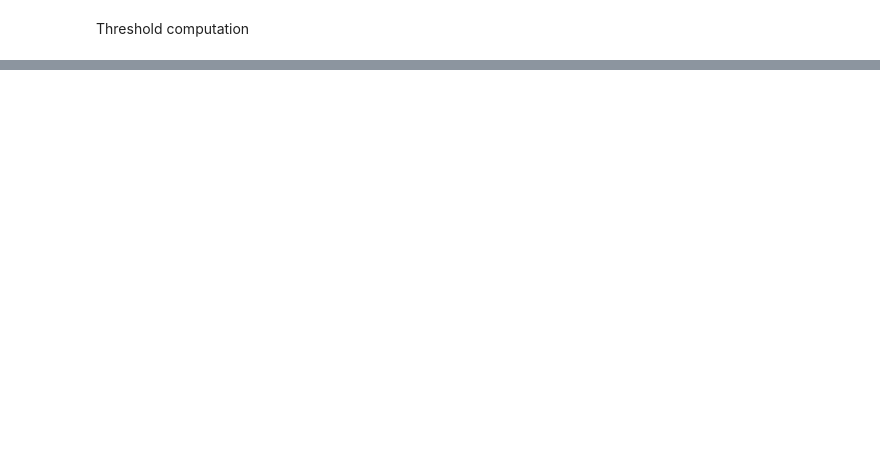
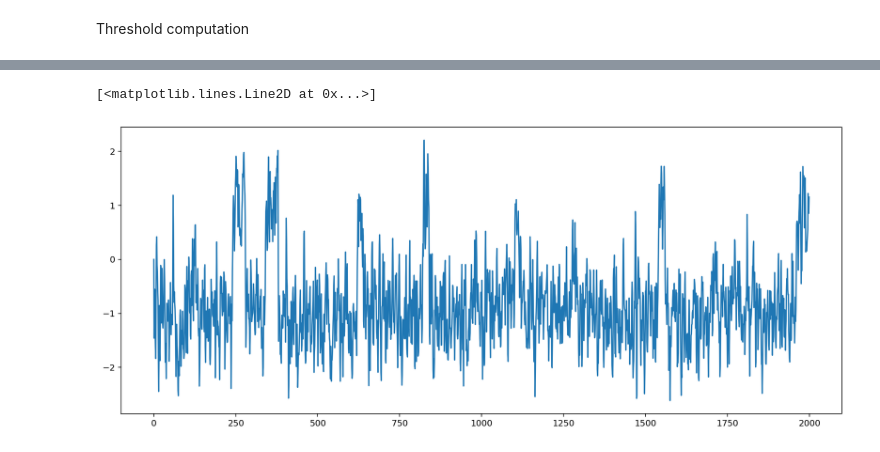
Before and after one commit to JCardenas05/Teoria_Se-ales, a Jupyter notebook: Taller_4/Taller_4.ipynb, the cells around one changed output, grey strips where cells are left out. Saved outputs shown, nothing was run; the diff lists cells and outputs as text; code cells hidden in the pictures; blank space fills up the shorter version.

```diff
--- a/Taller_4/Taller_4.ipynb
+++ b/Taller_4/Taller_4.ipynb
@@ -508,0 +533,5 @@ array([ 2.,  4.,  6.,  8., 10.])
+# %%
+plt.plot(output0_)
+# %% [output]
+[<matplotlib.lines.Line2D at 0x...>]
+[figure, added]
```
Also changed, not shown: parts of 19 cells of this notebook, 3 other files.
